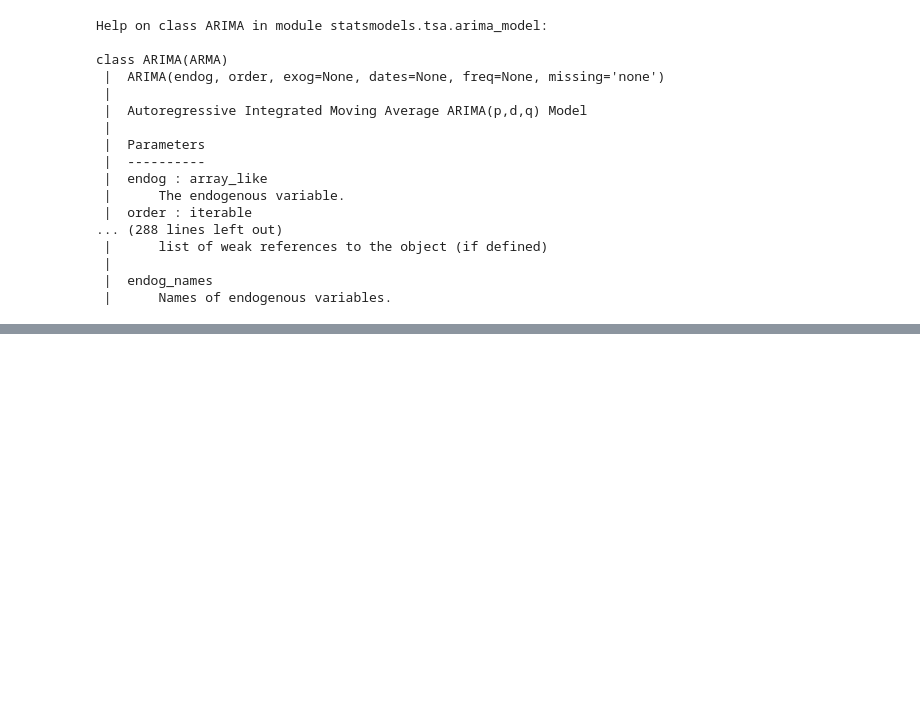
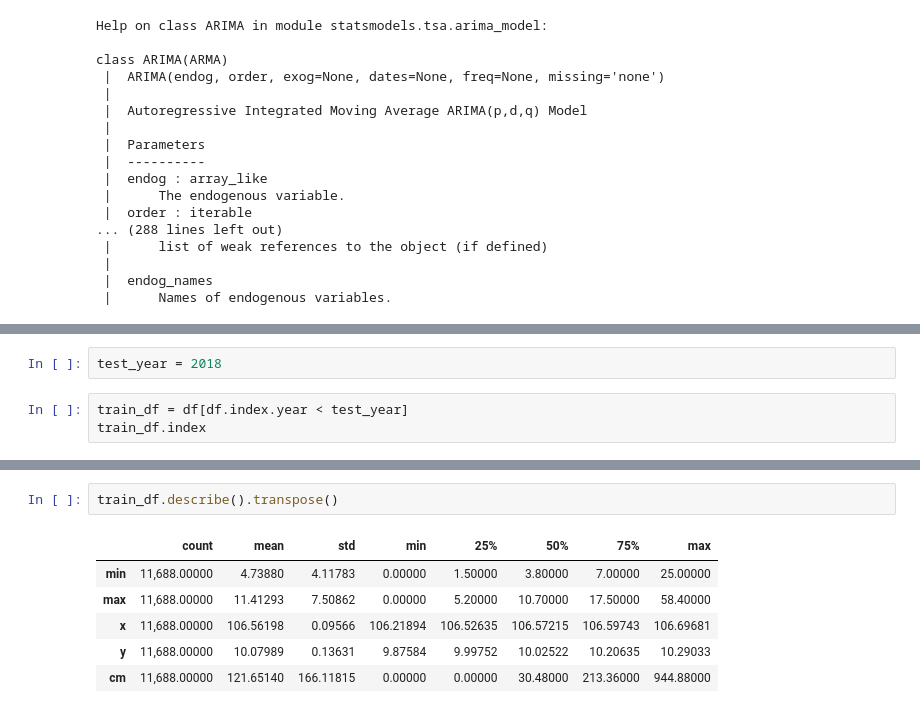
Before and after one commit to elbertsoftware/SpringboardAIC, a Jupyter notebook: salinization/dev/07. arima-modeling/ben-tre-arima.ipynb, the cells around one changed output, grey strips where cells are left out. Cells and saved outputs as stored; diff of their text form; blank space fills up the shorter version.

```diff
--- a/salinization/dev/07. arima-modeling/ben-tre-arima.ipynb
+++ b/salinization/dev/07. arima-modeling/ben-tre-arima.ipynb
@@ -83,0 +91,5 @@ class ARIMA(ARMA)
+# %%
+test_year = 2018
+# %%
+train_df = df[df.index.year < test_year]
+train_df.index
@@ -83,0 +105,9 @@ class ARIMA(ARMA)
+# %%
+train_df.describe().transpose()
+# %% [output]
+|  | count | mean | std | min | 25% | 50% | 75% | max |
+| min | 11,688.00000 | 4.73880 | 4.11783 | 0.00000 | 1.50000 | 3.80000 | 7.00000 | 25.00000 |
+| max | 11,688.00000 | 11.41293 | 7.50862 | 0.00000 | 5.20000 | 10.70000 | 17.50000 | 58.40000 |
+| x | 11,688.00000 | 106.56198 | 0.09566 | 106.21894 | 106.52635 | 106.57215 | 106.59743 | 106.69681 |
+| y | 11,688.00000 | 10.07989 | 0.13631 | 9.87584 | 9.99752 | 10.02522 | 10.20635 | 10.29033 |
+| cm | 11,688.00000 | 121.65140 | 166.11815 | 0.00000 | 0.00000 | 30.48000 | 213.36000 | 944.88000 |
```
Also changed, not shown: parts of 38 cells of this notebook, 2 other files.
